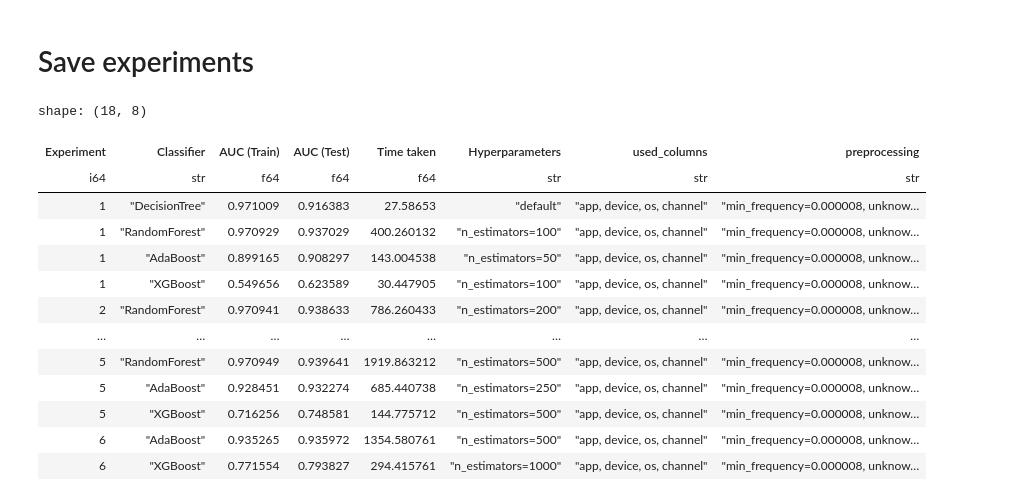
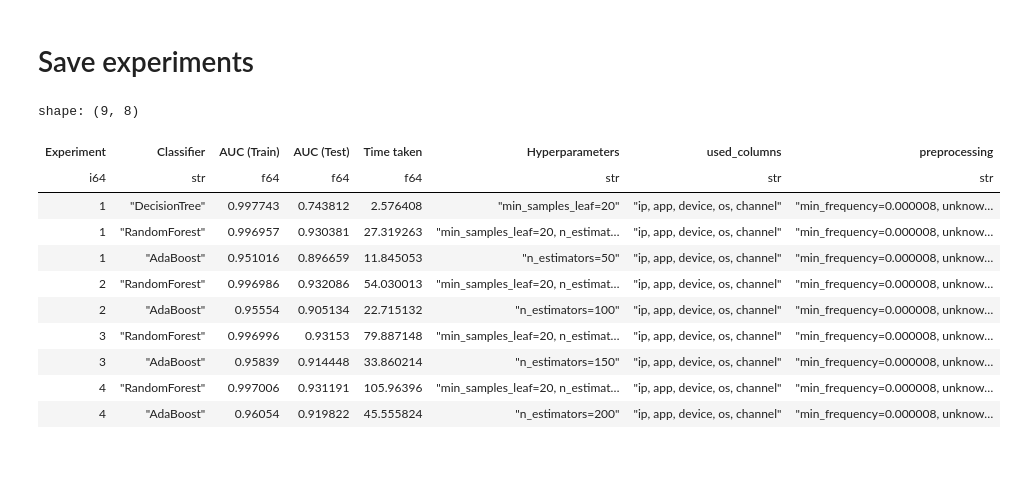
Before and after one commit to aleksa-radojicic/AdTracking_Fraud_Detection, a Jupyter notebook: notebooks/03_base_experiments.ipynb, the cells around one changed output. Cells and saved outputs as stored; diff of their text form; code cells hidden in the pictures; blank space fills up the shorter version.

Commit message:
feat(notebook3): redo experiments using new sample train / test

```diff
--- a/notebooks/03_base_experiments.ipynb
+++ b/notebooks/03_base_experiments.ipynb
@@ -230,17 +182,10 @@ experiment_2_results[2]['Hyperparameters'] = 'n_estimators=200'
 # %%
 classifiers_3: dict[str, tuple[Pipeline, BaseEstimator]] = {
     "RandomForest": (pipeline_ordinal, RandomForestClassifier(
-        n_estimators=300, random_state=RANDOM_STATE, n_jobs=-1,
+        min_samples_leaf=MIN_SAMPLES_LEAF, n_estimators=300, random_state=RANDOM_STATE, n_jobs=-1,
     )),
     "AdaBoost": (pipeline_ordinal, AdaBoostClassifier(
         n_estimators=150, random_state=RANDOM_STATE,
-    )),
-    "XGBoost": (pipeline_ordinal, XGBClassifier(
-        n_estimators=300,
-        use_label_encoder=False,
-        eval_metric="logloss",
-        random_state=RANDOM_STATE,
-        n_jobs=-1,
     )),
 }
 
@@ -272,23 +210,15 @@ shape: (3, 4)
 # %%
-experiment_3_results[0]['Hyperparameters'] = 'n_estimators=300'
+experiment_3_results[0]['Hyperparameters'] = 'min_samples_leaf=20, n_estimators=300'
 experiment_3_results[1]['Hyperparameters'] = 'n_estimators=150'
-experiment_3_results[2]['Hyperparameters'] = 'n_estimators=300'
 # %% [markdown]
 # Experiment 4: Default hyperparameters 4x
 # %%
 classifiers_4: dict[str, tuple[Pipeline, BaseEstimator]] = {
     "RandomForest": (pipeline_ordinal, RandomForestClassifier(
-        n_estimators=400, random_state=RANDOM_STATE, n_jobs=-1,
+        min_samples_leaf=MIN_SAMPLES_LEAF, n_estimators=400, random_state=RANDOM_STATE, n_jobs=-1,
     )),
     "AdaBoost": (pipeline_ordinal, AdaBoostClassifier(
         n_estimators=200, random_state=RANDOM_STATE,
-    )),
-    "XGBoost": (pipeline_ordinal, XGBClassifier(
-        n_estimators=400,
-        use_label_encoder=False,
-        eval_metric="logloss",
-        random_state=RANDOM_STATE,
-        n_jobs=-1,
     )),
 }
 
@@ -320,4 +243,3 @@ shape: (3, 4)
 # %%
-experiment_4_results[0]['Hyperparameters'] = 'n_estimators=400'
+experiment_4_results[0]['Hyperparameters'] = 'min_samples_leaf=20, n_estimators=400'
 experiment_4_results[1]['Hyperparameters'] = 'n_estimators=200'
-experiment_4_results[2]['Hyperparameters'] = 'n_estimators=400'
@@ -418,31 +252,27 @@ for i, _experiment in enumerate((experiment_1_results, experiment_2_results, exp
 # %%
 experiments = pl.concat((
     pl.DataFrame(experiment_1_results).select('Experiment', pl.all().exclude('Experiment')),
     pl.DataFrame(experiment_2_results).select('Experiment', pl.all().exclude('Experiment')),
     pl.DataFrame(experiment_3_results).select('Experiment', pl.all().exclude('Experiment')),
     pl.DataFrame(experiment_4_results).select('Experiment', pl.all().exclude('Experiment')),
-    pl.DataFrame(experiment_5_results).select('Experiment', pl.all().exclude('Experiment')),
-    pl.DataFrame(experiment_6_results).select('Experiment', pl.all().exclude('Experiment')),
 ))
 experiments = experiments.with_columns(
     pl.all(), used_columns=pl.lit(", ".join(used_columns)), preprocessing=pl.lit("min_frequency=0.000008, unknown_value=-1, handle_unknown='use_encoded_value', dtype=np.int16")
 )
 experiments
 # %% [output]
-shape: (18, 8)
+shape: (9, 8)
 | Experiment | Classifier | AUC (Train) | AUC (Test) | Time taken | Hyperparameters | used_columns | preprocessing |
 | i64 | str | f64 | f64 | f64 | str | str | str |
-| 1 | "DecisionTree" | 0.971009 | 0.916383 | 27.58653 | "default" | "app, device, os, channel" | "min_frequency=0.000008, unknow… |
-| 1 | "RandomForest" | 0.970929 | 0.937029 | 400.260132 | "n_estimators=100" | "app, device, os, channel" | "min_frequency=0.000008, unknow… |
-| 1 | "AdaBoost" | 0.899165 | 0.908297 | 143.004538 | "n_estimators=50" | "app, device, os, channel" | "min_frequency=0.000008, unknow… |
-| 1 | "XGBoost" | 0.549656 | 0.623589 | 30.447905 | "n_estimators=100" | "app, device, os, channel" | "min_frequency=0.000008, unknow… |
-| 2 | "RandomForest" | 0.970941 | 0.938633 | 786.260433 | "n_estimators=200" | "app, device, os, channel" | "min_frequency=0.000008, unknow… |
-| … | … | … | … | … | … | … | … |
-| 5 | "RandomForest" | 0.970949 | 0.939641 | 1919.863212 | "n_estimators=500" | "app, device, os, channel" | "min_frequency=0.000008, unknow… |
-| 5 | "AdaBoost" | 0.928451 | 0.932274 | 685.440738 | "n_estimators=250" | "app, device, os, channel" | "min_frequency=0.000008, unknow… |
-| 5 | "XGBoost" | 0.716256 | 0.748581 | 144.775712 | "n_estimators=500" | "app, device, os, channel" | "min_frequency=0.000008, unknow… |
-| 6 | "AdaBoost" | 0.935265 | 0.935972 | 1354.580761 | "n_estimators=500" | "app, device, os, channel" | "min_frequency=0.000008, unknow… |
-| 6 | "XGBoost" | 0.771554 | 0.793827 | 294.415761 | "n_estimators=1000" | "app, device, os, channel" | "min_frequency=0.000008, unknow… |
+| 1 | "DecisionTree" | 0.997743 | 0.743812 | 2.576408 | "min_samples_leaf=20" | "ip, app, device, os, channel" | "min_frequency=0.000008, unknow… |
+| 1 | "RandomForest" | 0.996957 | 0.930381 | 27.319263 | "min_samples_leaf=20, n_estimat… | "ip, app, device, os, channel" | "min_frequency=0.000008, unknow… |
+| 1 | "AdaBoost" | 0.951016 | 0.896659 | 11.845053 | "n_estimators=50" | "ip, app, device, os, channel" | "min_frequency=0.000008, unknow… |
+| 2 | "RandomForest" | 0.996986 | 0.932086 | 54.030013 | "min_samples_leaf=20, n_estimat… | "ip, app, device, os, channel" | "min_frequency=0.000008, unknow… |
+| 2 | "AdaBoost" | 0.95554 | 0.905134 | 22.715132 | "n_estimators=100" | "ip, app, device, os, channel" | "min_frequency=0.000008, unknow… |
+| 3 | "RandomForest" | 0.996996 | 0.93153 | 79.887148 | "min_samples_leaf=20, n_estimat… | "ip, app, device, os, channel" | "min_frequency=0.000008, unknow… |
+| 3 | "AdaBoost" | 0.95839 | 0.914448 | 33.860214 | "n_estimators=150" | "ip, app, device, os, channel" | "min_frequency=0.000008, unknow… |
+| 4 | "RandomForest" | 0.997006 | 0.931191 | 105.96396 | "min_samples_leaf=20, n_estimat… | "ip, app, device, os, channel" | "min_frequency=0.000008, unknow… |
+| 4 | "AdaBoost" | 0.96054 | 0.919822 | 45.555824 | "n_estimators=200" | "ip, app, device, os, channel" | "min_frequency=0.000008, unknow… |
 # %%
 from pathlib import Path
 
```
Also changed, not shown: parts of 20 cells of this notebook, 1 other file.
